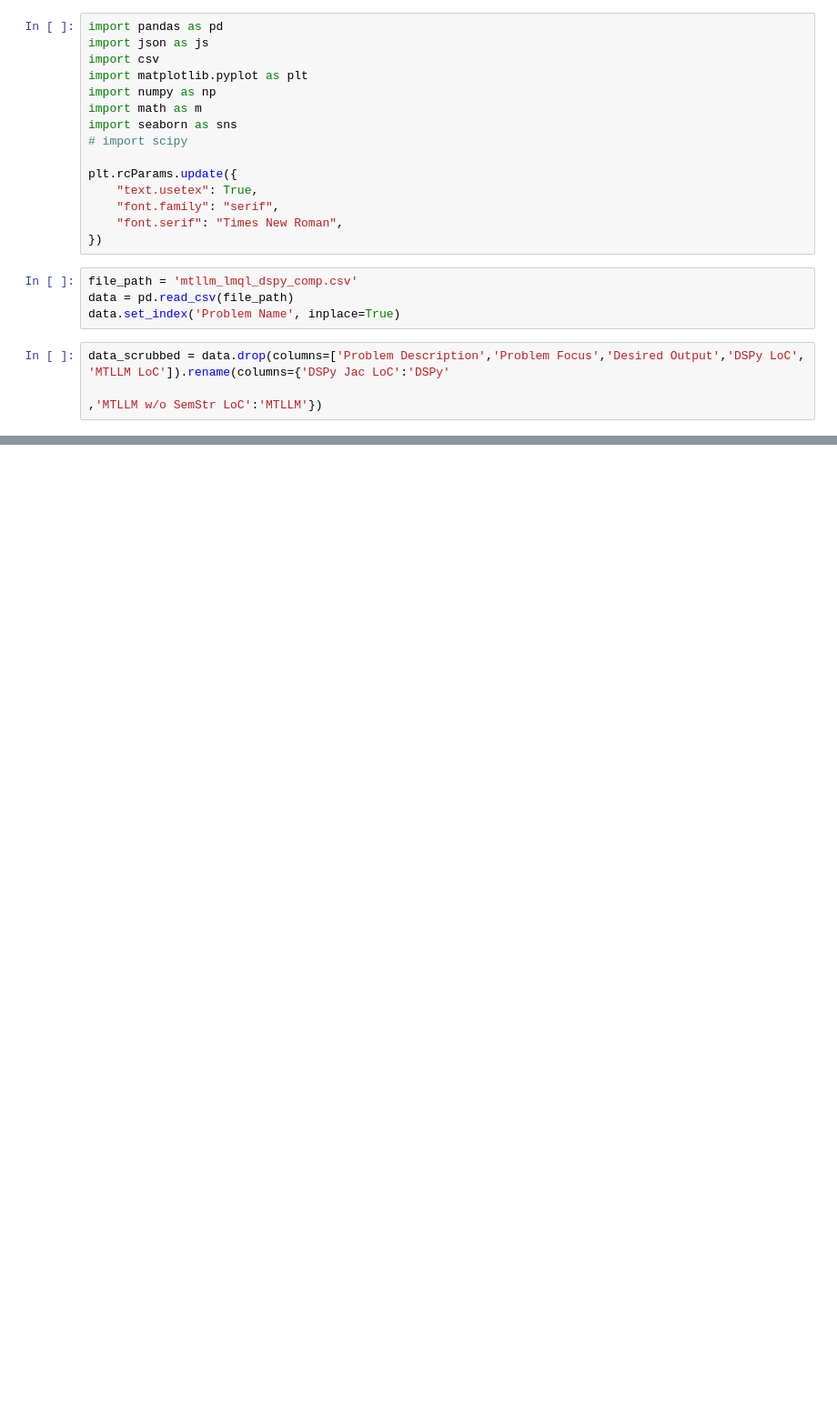
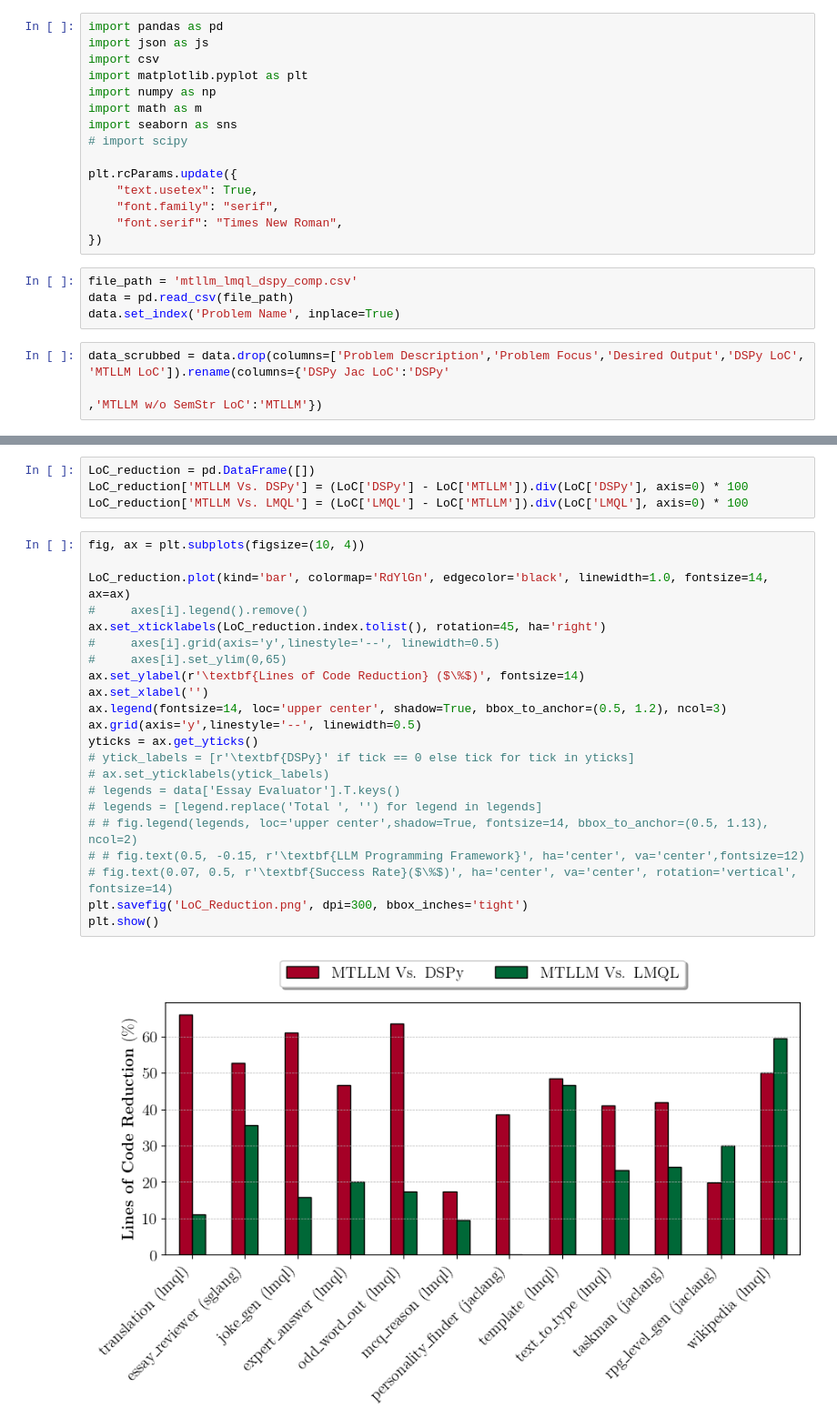
Before and after one commit to Jaseci-Labs/mtllm-evaluation, a Jupyter notebook: runs/LoC_Plots.ipynb, the cells around one changed output, grey strips where cells are left out. Shown at 91% size. Drawn from its saved outputs; the diff is of its cells as text; blank space fills up the shorter version.

Commit message:
Updated plots

```diff
--- a/runs/LoC_Plots.ipynb
+++ b/runs/LoC_Plots.ipynb
@@ -79 +145,29 @@ LoC_reduction_LMQL = LoC_reduction_LMQL.div(LoC_reduction['LMQL'], axis=0) * 100
+# %%
+LoC_reduction = pd.DataFrame([])
+LoC_reduction['MTLLM Vs. DSPy'] = (LoC['DSPy'] - LoC['MTLLM']).div(LoC['DSPy'], axis=0) * 100
+LoC_reduction['MTLLM Vs. LMQL'] = (LoC['LMQL'] - LoC['MTLLM']).div(LoC['LMQL'], axis=0) * 100
+# %%
+fig, ax = plt.subplots(figsize=(10, 4))
+
+LoC_reduction.plot(kind='bar', colormap='RdYlGn', edgecolor='black', linewidth=1.0, fontsize=14, ax=ax)
+#     axes[i].legend().remove()
+ax.set_xticklabels(LoC_reduction.index.tolist(), rotation=45, ha='right')
+#     axes[i].grid(axis='y',linestyle='--', linewidth=0.5)
+#     axes[i].set_ylim(0,65)
+ax.set_ylabel(r'\textbf{Lines of Code Reduction} ($\%$)', fontsize=14)
+ax.set_xlabel('')
+ax.legend(fontsize=14, loc='upper center', shadow=True, bbox_to_anchor=(0.5, 1.2), ncol=3)
+ax.grid(axis='y',linestyle='--', linewidth=0.5)
+yticks = ax.get_yticks()
+# ytick_labels = [r'\textbf{DSPy}' if tick == 0 else tick for tick in yticks]
+# ax.set_yticklabels(ytick_labels)
+# legends = data['Essay Evaluator'].T.keys()
+# legends = [legend.replace('Total ', '') for legend in legends]
+# # fig.legend(legends, loc='upper center',shadow=True, fontsize=14, bbox_to_anchor=(0.5, 1.13), ncol=2)
+# # fig.text(0.5, -0.15, r'\textbf{LLM Programming Framework}', ha='center', va='center',fontsize=12)
+# fig.text(0.07, 0.5, r'\textbf{Success Rate}($\%$)', ha='center', va='center', rotation='vertical', fontsize=14)
+plt.savefig('LoC_Reduction.png', dpi=300, bbox_inches='tight')
+plt.show()
+# %% [output]
+[figure, added]
 # %%
```
Also changed, not shown: parts of 7 cells of this notebook, 5 other files.
